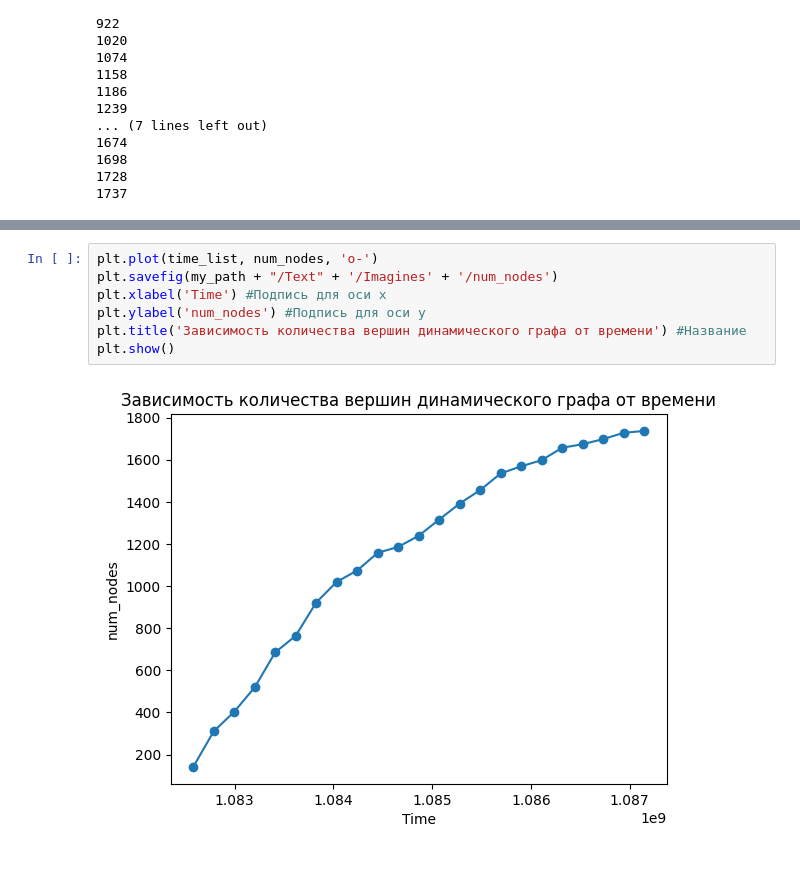
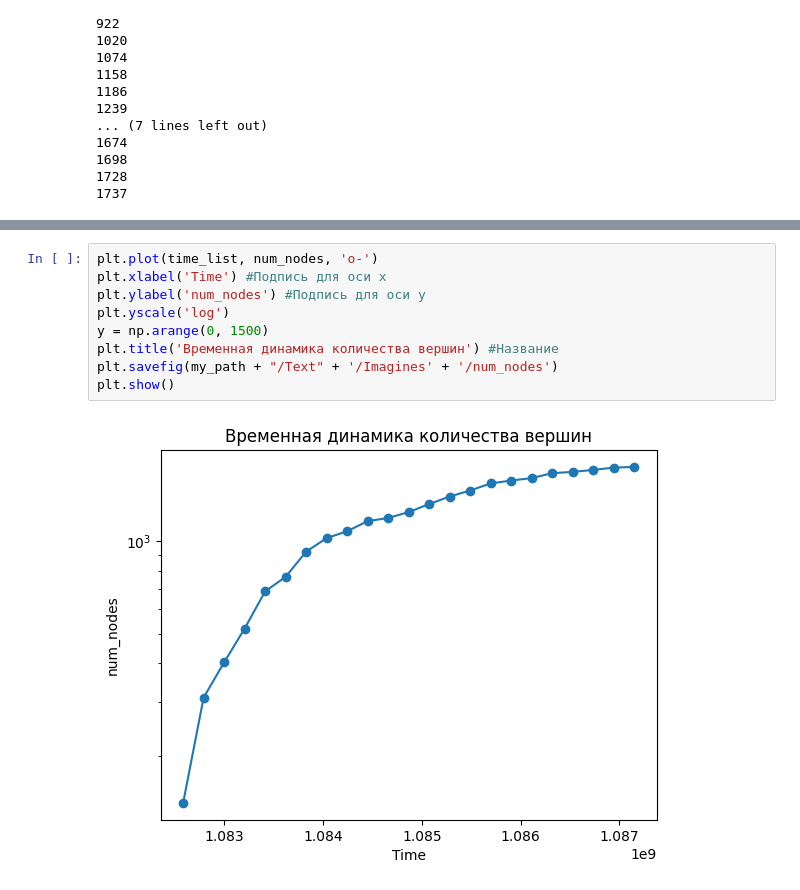
Before and after one commit to Mikhaelyes/Diploma, a Jupyter notebook: Diploma.ipynb, the cells around one changed output, grey strips where cells are left out. Cells and saved outputs as stored; diff of their text form.

```diff
--- a/Diploma.ipynb
+++ b/Diploma.ipynb
@@ -560,9 +560,11 @@ plt.show()
 # %%
 plt.plot(time_list, num_nodes, 'o-')
-plt.savefig(my_path + "/Text" + '/Imagines' + '/num_nodes')
 plt.xlabel('Time') #Подпись для оси х
 plt.ylabel('num_nodes') #Подпись для оси y
-plt.title('Зависимость количества вершин динамического графа от времени') #Название
+plt.yscale('log')
+y = np.arange(0, 1500)
+plt.title('Временная динамика количества вершин') #Название
+plt.savefig(my_path + "/Text" + '/Imagines' + '/num_nodes')
 plt.show()
 # %% [output]
-[figure, old version]
+[figure, new version]
```
Also changed, not shown: parts of 2 cells of this notebook, 2 other files.
